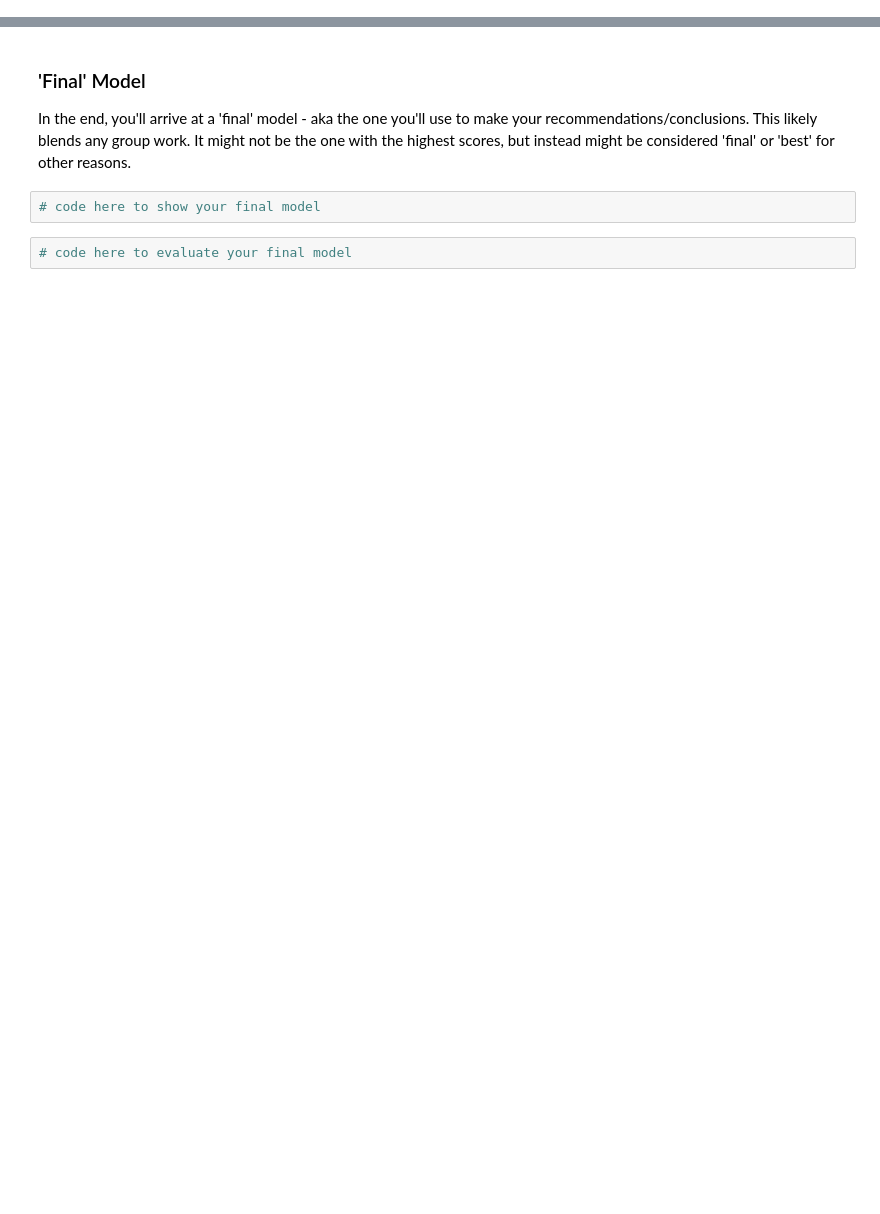
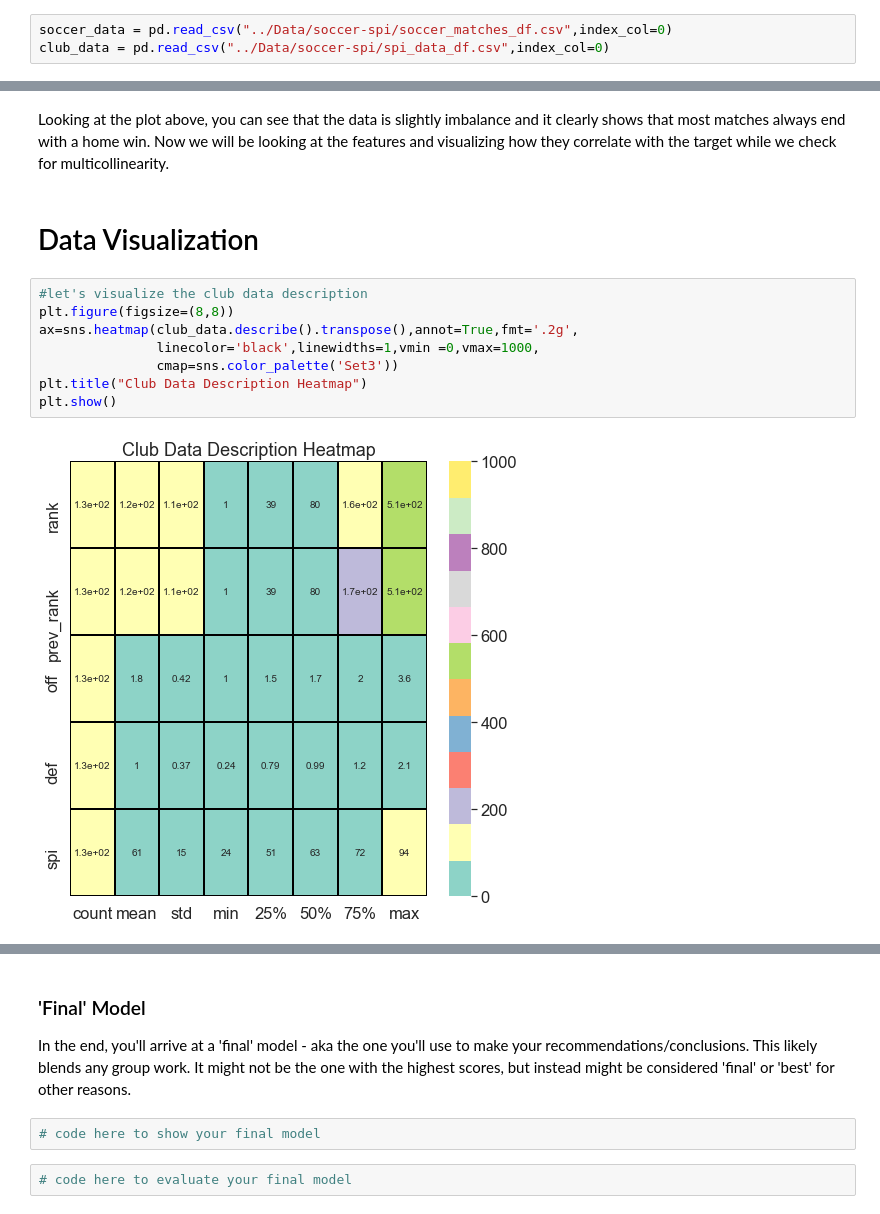
Before and after one commit to Teetee-lab/SoccerMatchBetting, a Jupyter notebook: Notebooks/SoccerMatchBetting.ipynb, the cells around one changed output, grey strips where cells are left out. Cells and saved outputs as stored; diff of their text form; blank space fills up the shorter version.

```diff
--- a/Notebooks/SoccerMatchBetting.ipynb
+++ b/Notebooks/SoccerMatchBetting.ipynb
@@ -103,0 +158,3 @@ Now you can start to use the results of your first model to iterate - there are
+# %%
+soccer_data = pd.read_csv("../Data/soccer-spi/soccer_matches_df.csv",index_col=0)
+club_data = pd.read_csv("../Data/soccer-spi/spi_data_df.csv",index_col=0)
@@ -103,0 +366,14 @@ Now you can start to use the results of your first model to iterate - there are
+# %% [markdown]
+Looking at the plot above, you can see that the data is slightly imbalance and it clearly shows that most matches always end with a home win. Now we will be looking at the features and visualizing how they correlate with the target while we check for multicollinearity.
+# %% [markdown]
+# Data Visualization
+# %%
+#let's visualize the club data description
+plt.figure(figsize=(8,8))
+ax=sns.heatmap(club_data.describe().transpose(),annot=True,fmt='.2g',
+               linecolor='black',linewidths=1,vmin =0,vmax=1000,
+               cmap=sns.color_palette('Set3'))
+plt.title("Club Data Description Heatmap")
+plt.show()
+# %% [output]
+[figure, added]
```
Also changed, not shown: parts of 155 cells of this notebook, 3 other files.
